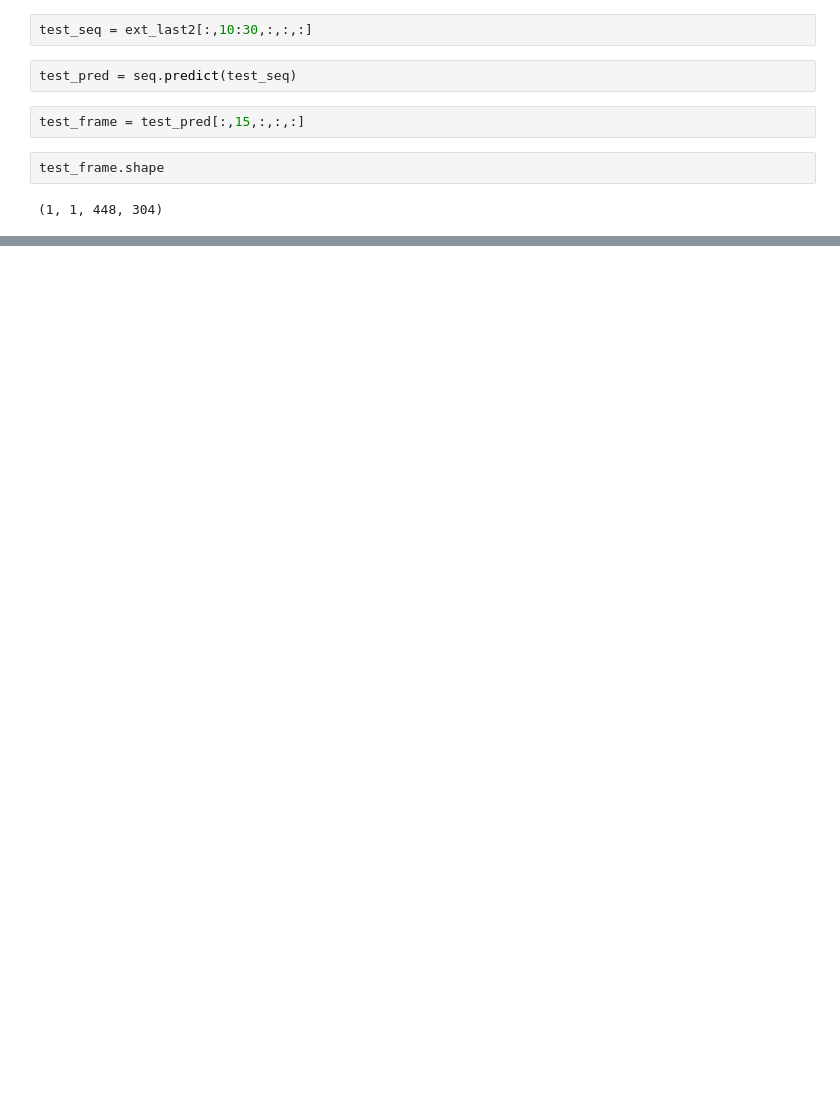
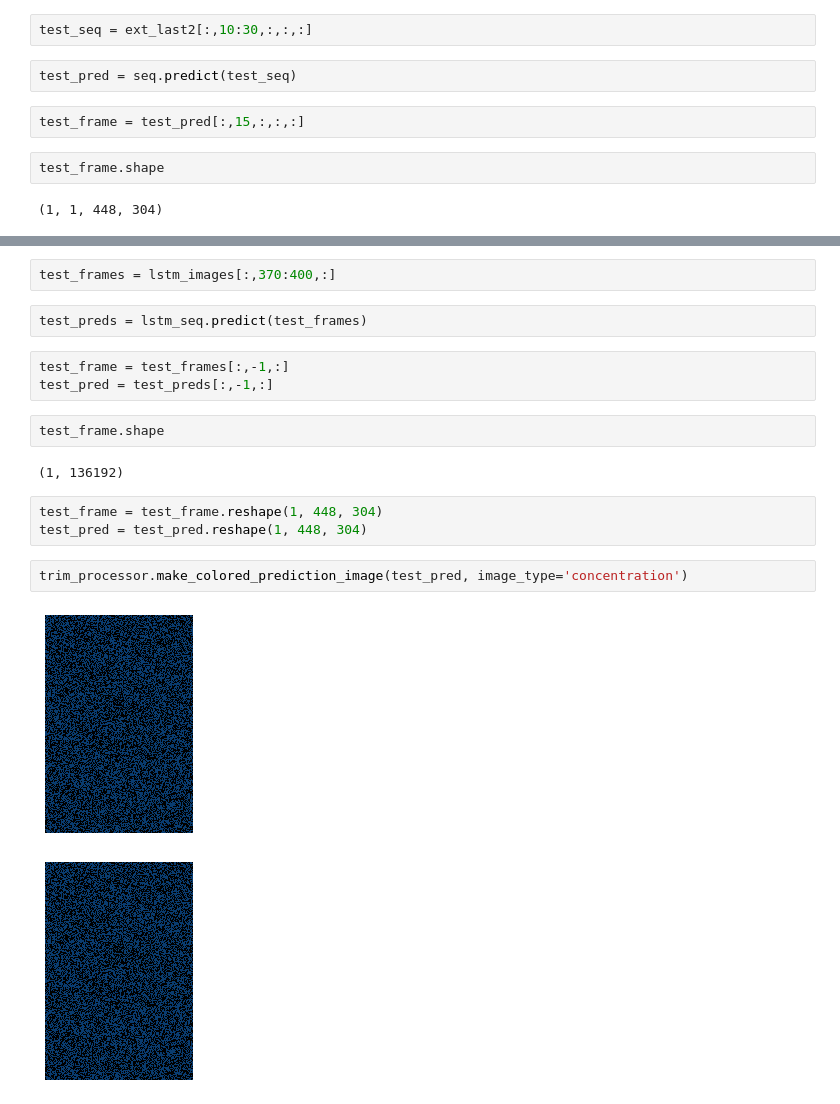
Before and after one commit to bbjornstad/sea-ice-prediction, a Jupyter notebook: intro_convlstm.ipynb, the cells around one changed output, grey strips where cells are left out. Saved outputs shown, nothing was run; the diff lists cells and outputs as text; blank space fills up the shorter version.

```diff
--- a/intro_convlstm.ipynb
+++ b/intro_convlstm.ipynb
@@ -218,0 +243,19 @@ test_processor.default_concentration_cmap
+# %%
+test_frames = lstm_images[:,370:400,:]
+# %%
+test_preds = lstm_seq.predict(test_frames)
+# %%
+test_frame = test_frames[:,-1,:]
+test_pred = test_preds[:,-1,:]
+# %%
+test_frame.shape
+# %% [output]
+(1, 136192)
+# %%
+test_frame = test_frame.reshape(1, 448, 304)
+test_pred = test_pred.reshape(1, 448, 304)
+# %%
+trim_processor.make_colored_prediction_image(test_pred, image_type='concentration')
+# %% [output]
+[figure, added]
+[figure, added]
```
Also changed, not shown: parts of 43 cells of this notebook, 1 other file.
